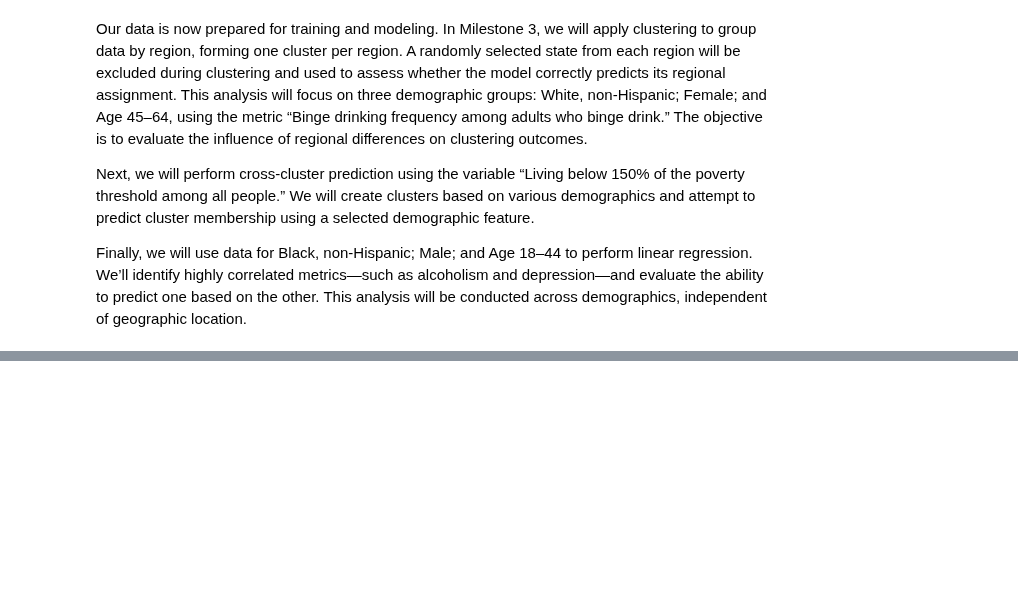
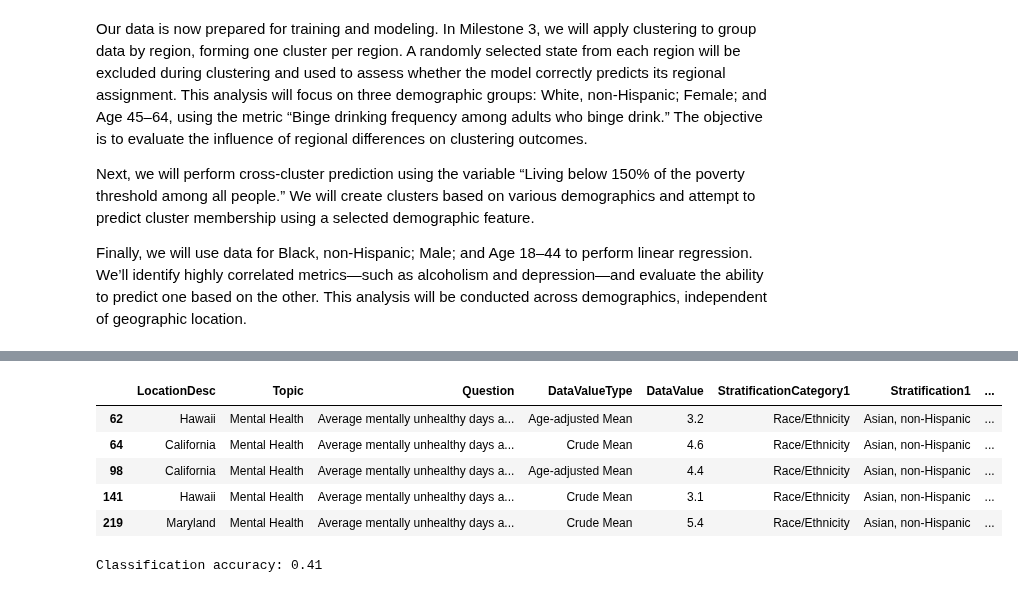
Before and after one commit to gabriel-joseph/data_science_portfolio, a Jupyter notebook: summer2025/dsc550_data_mining/term_project/milestone3/vance_dsc_550_term_project.ipynb, the cells around one changed output, grey strips where cells are left out. Cells and saved outputs as stored; diff of their text form; code cells hidden in the pictures; blank space fills up the shorter version.

```diff
--- a/summer2025/dsc550_data_mining/term_project/milestone3/vance_dsc_550_term_project.ipynb
+++ b/summer2025/dsc550_data_mining/term_project/milestone3/vance_dsc_550_term_project.ipynb
@@ -361,0 +501,34 @@ Finally, we will use data for Black, non-Hispanic; Male; and Age 18–44 to perf
+# %%
+# Filter for our question
+racial_demographic_df = racial_demographic_df[racial_demographic_df['Question'] == "Average mentally unhealthy days among adults"]
+racial_demographic_df.head()
+# %% [output]
+|  | LocationDesc | Topic | Question | DataValueType | DataValue | StratificationCategory1 | Stratification1 | ... |
+| 62 | Hawaii | Mental Health | Average mentally unhealthy days a... | Age-adjusted Mean | 3.2 | Race/Ethnicity | Asian, non-Hispanic | ... |
+| 64 | California | Mental Health | Average mentally unhealthy days a... | Crude Mean | 4.6 | Race/Ethnicity | Asian, non-Hispanic | ... |
+| 98 | California | Mental Health | Average mentally unhealthy days a... | Age-adjusted Mean | 4.4 | Race/Ethnicity | Asian, non-Hispanic | ... |
+| 141 | Hawaii | Mental Health | Average mentally unhealthy days a... | Crude Mean | 3.1 | Race/Ethnicity | Asian, non-Hispanic | ... |
+| 219 | Maryland | Mental Health | Average mentally unhealthy days a... | Crude Mean | 5.4 | Race/Ethnicity | Asian, non-Hispanic | ... |
+# %%
+# This time we'll try a classifcation problem
+# Drop rows with missing DataValue or Stratification1
+df = racial_demographic_df.dropna(subset=['DataValue', 'Stratification1'])
+
+# Encode target labels
+le = LabelEncoder()
+y = le.fit_transform(df['Stratification1'])
+X = df[['DataValue']]
+
+# Train/test split
+X_train, X_test, y_train, y_test = train_test_split(X, y, test_size=0.2, random_state=42)
+
+# Train classifier
+clf = RandomForestClassifier(random_state=42)
+clf.fit(X_train, y_train)
+
+# Predict and print accuracy
+y_pred = clf.predict(X_test)
+accuracy = accuracy_score(y_test, y_pred)
+print(f"Classification accuracy: {accuracy:.2f}")
+# %% [output]
+Classification accuracy: 0.41
```
Also changed, not shown: parts of 11 cells of this notebook.
